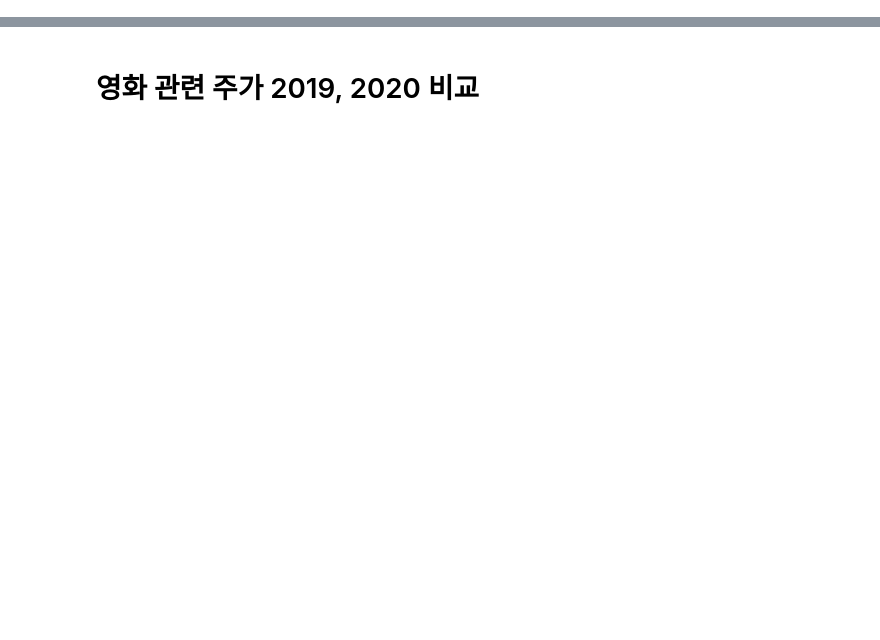
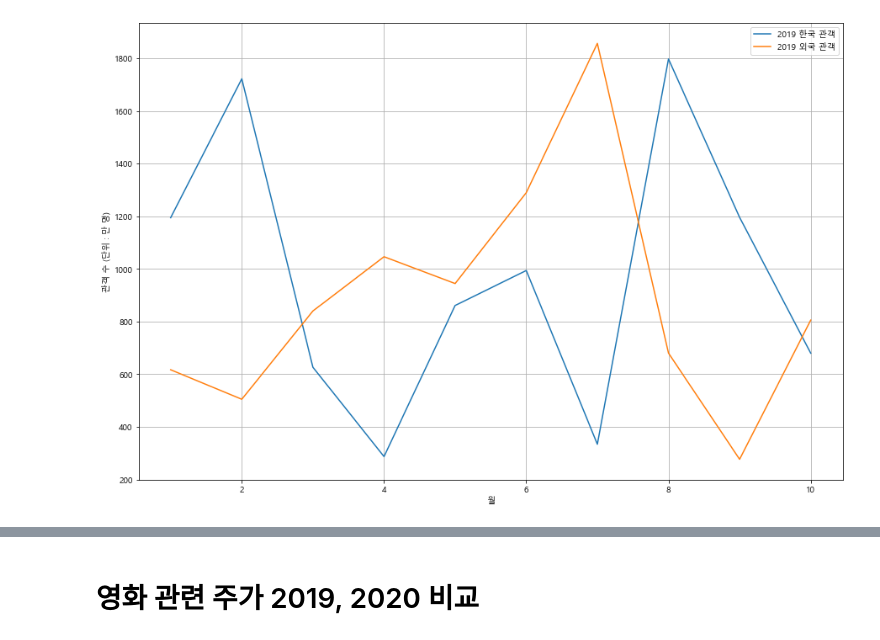
Before and after one commit to nsms556/BigData_Term, a Jupyter notebook: BigData_Term.ipynb, the cells around one changed output, grey strips where cells are left out. Saved outputs shown, nothing was run; the diff lists cells and outputs as text; code cells hidden in the pictures; blank space fills up the shorter version.

```diff
--- a/BigData_Term.ipynb
+++ b/BigData_Term.ipynb
@@ -0,0 +28,5 @@
+# %%
+movie2019 = pd.read_csv("2019_관객수_및_매출액_월별.csv")
+movie2019 = movie2019[0:10]
+movie2019 = convert_numeric(movie2019[['년월', '한국영화관객수', '외국영화관객수', '전체영화관객수', '전체영화매출액']].set_index('년월'))
+movie2019
@@ -0,0 +124,20 @@
+# %%
+movie2019[['전체영화관객수', '한국영화관객수', '외국영화관객수']] = movie2019[['전체영화관객수', '한국영화관객수', '외국영화관객수']] / 10000
+movie2019['전체영화매출액'] = movie2019['전체영화매출액'] / 100000000
+movie2020[['전체영화관객수', '한국영화관객수', '외국영화관객수']] = movie2020[['전체영화관객수', '한국영화관객수', '외국영화관객수']] / 10000
+movie2020['전체영화매출액'] = movie2020['전체영화매출액'] / 100000000
+# %%
+movie2019mon = movie2019.reset_index(drop=True)
+movie2020mon = movie2020.reset_index(drop=True)
+
+movie2019mon.index = movie2019mon.index + 1
+movie2020mon.index = movie2020mon.index + 1
+# %%
+plt.plot(movie2019mon['한국영화관객수'], label='2019 한국 관객')
+plt.plot(movie2019mon['외국영화관객수'], label='2019 외국 관객')
+plt.xlabel('월')
+plt.ylabel('관객 수 (단위 : 만 명)')
+plt.legend()
+plt.show()
+# %% [output]
+[figure, added]
```
Also changed, not shown: parts of 28 cells of this notebook, 4 other files.
